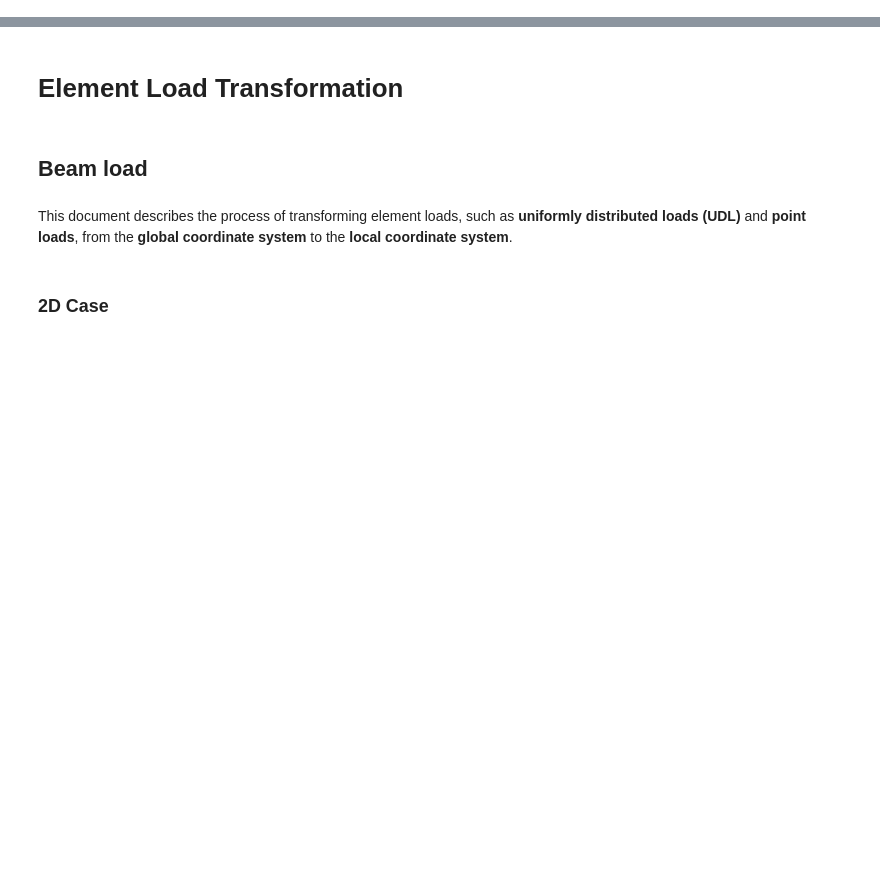
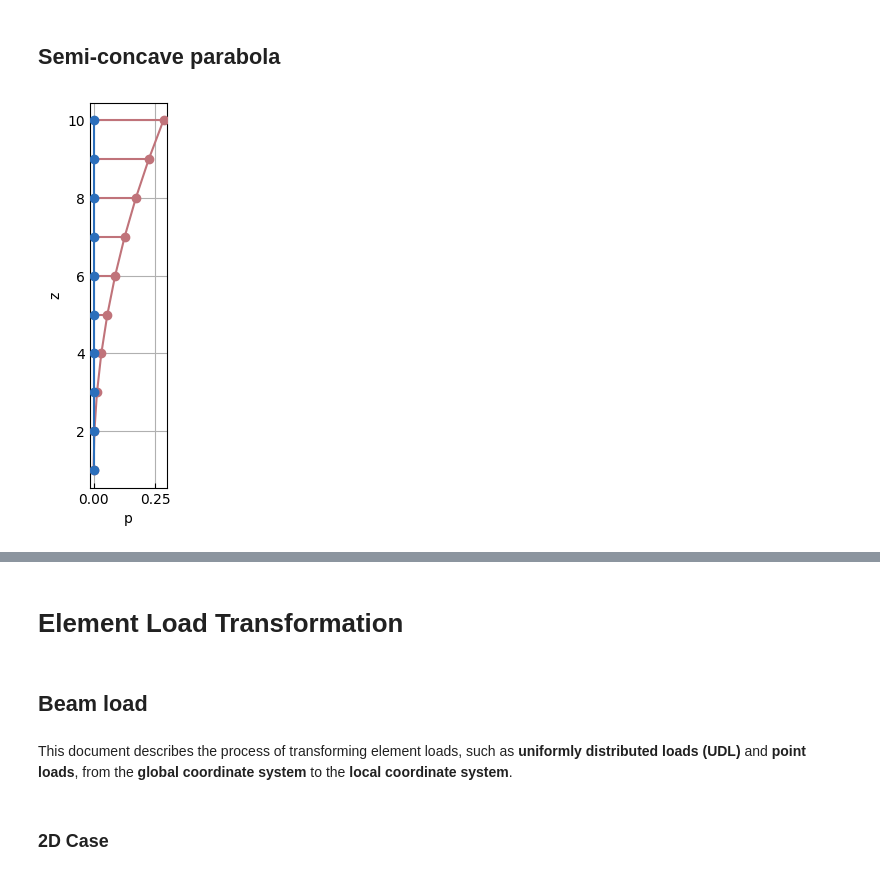
Before and after one commit to yexiang1992/opstool, a Jupyter notebook: docs/src/pre/loads.ipynb, the cells around one changed output, grey strips where cells are left out. Cells and saved outputs as stored; diff of their text form; code cells hidden in the pictures; blank space fills up the shorter version.

```diff
--- a/docs/src/pre/loads.ipynb
+++ b/docs/src/pre/loads.ipynb
@@ -0,0 +37,13 @@
+# %% [markdown]
+## Semi-concave parabola
+# %%
+nodeTags = model()
+node_loads = opst.pre.apply_load_distribution(
+    node_tags=nodeTags,
+    coord_axis="z",
+    load_axis="x",
+    dist_type="half_parabola_concave",
+    plot=True,
+)
+# %% [output]
+[figure, added]
```
Also changed, not shown: parts of 13 cells of this notebook, 8 other files.
